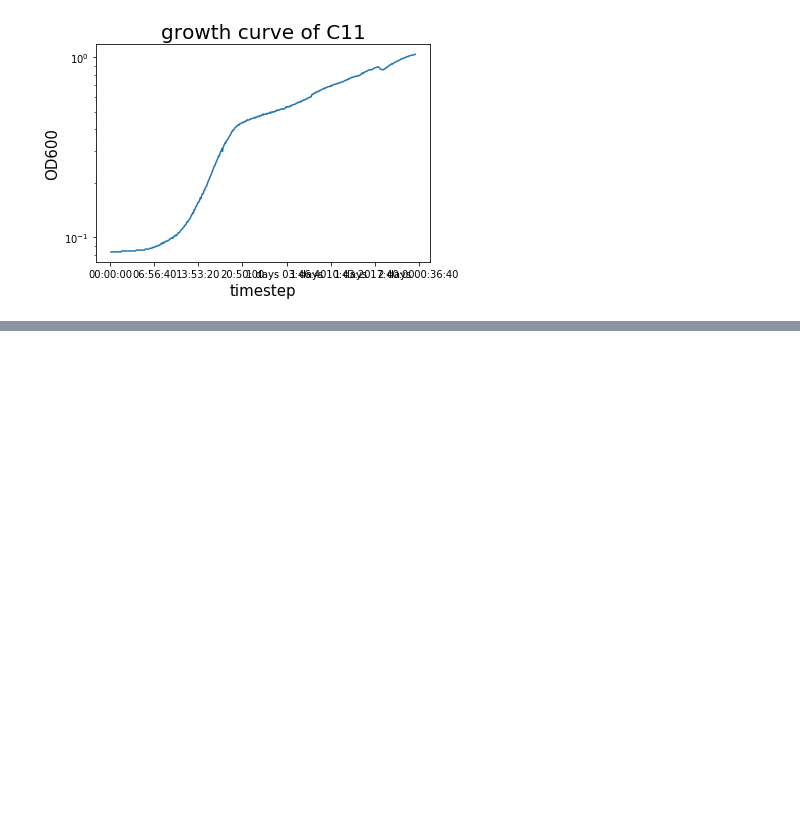
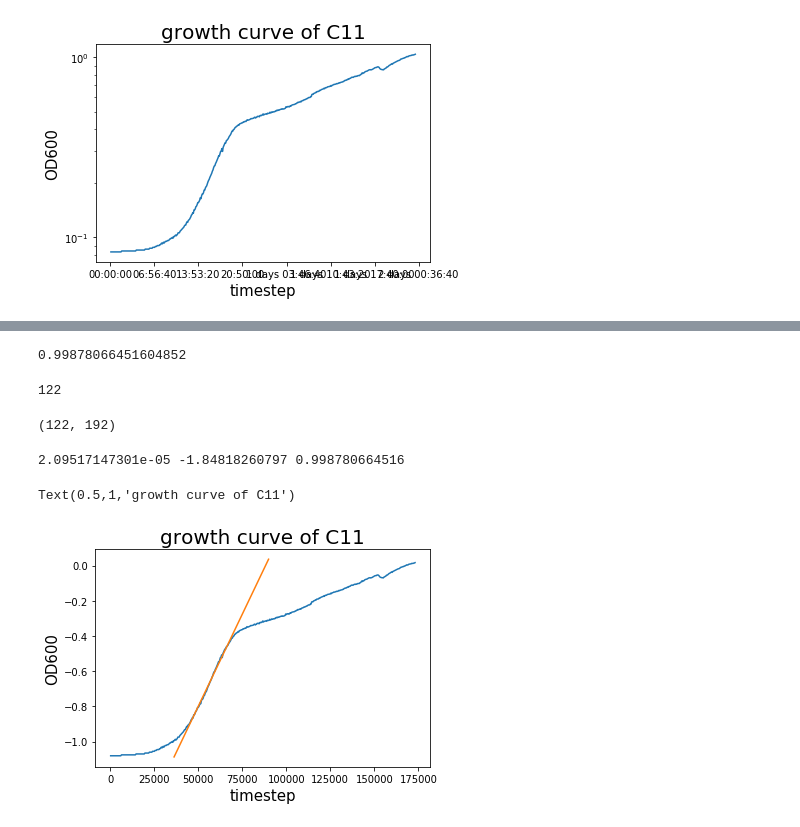
Before and after one commit to tkuhm/casimir_programming, a Jupyter notebook: Els_trying_stuff.ipynb, the cells around one changed output, grey strips where cells are left out. Saved outputs shown, nothing was run; the diff lists cells and outputs as text; code cells hidden in the pictures; blank space fills up the shorter version.

```diff
--- a/Els_trying_stuff.ipynb
+++ b/Els_trying_stuff.ipynb
@@ -153,0 +185,39 @@ Text(0.5,1,'growth curve of C11')
+# %%
+max(results[2,:])
+# %% [output]
+0.99878066451604852
+# %%
+np.argmax(results[2,:])
+# %% [output]
+122
+# %%
+pairs[122]
+# %% [output]
+(122, 192)
+# %%
+logC11 = np.log10(df.C11)
+
+
+from scipy.stats import stats
+
+slopeC11, interceptC11, rvalueC11, pvalueC11, stderrC11 = stats.linregress(seconds_since_start[122:192], logC11[122:192])
+
+print(slopeC11, interceptC11, rvalueC11)
+# %% [output]
+2.09517147301e-05 -1.84818260797 0.998780664516
+# %%
+def modelC11(x):
+    return interceptC11 + slopeC11*x
+
+
+fig, ax = plt.subplots()
+plt.plot(seconds_since_start, logC11)
+plt.plot(seconds_since_start[100:250], modelC11(seconds_since_start[100:250]))
+
+#ax.set_yscale('log')
+plt.xlabel(r'timestep', size=15)
+plt.ylabel(r'OD600', size=15)
+plt.title('growth curve of C11', size=20)
+# %% [output]
+Text(0.5,1,'growth curve of C11')
+[figure, added]
```
Also changed, not shown: parts of 5 cells of this notebook.
